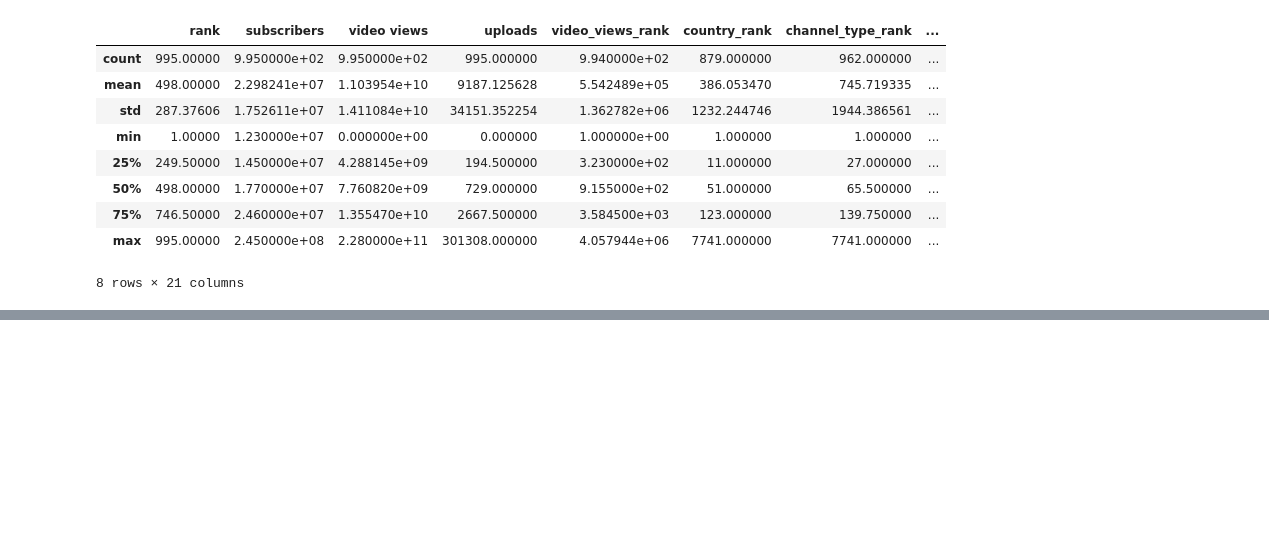
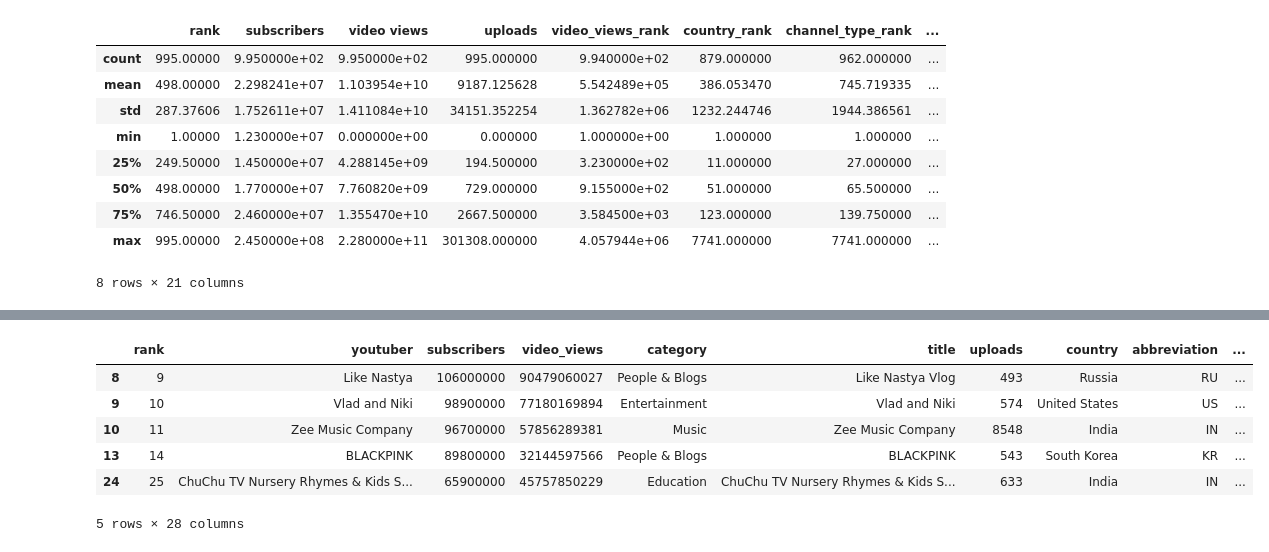
Before and after one commit to deepak7056/python_dataset, a Jupyter notebook: dataset2.ipynb, the cells around one changed output, grey strips where cells are left out. Saved outputs shown, nothing was run; the diff lists cells and outputs as text; code cells hidden in the pictures; blank space fills up the shorter version.

```diff
--- a/dataset2.ipynb
+++ b/dataset2.ipynb
@@ -48,0 +66,6 @@ data.describe()
+# %%
+import datetime as dt
+current_year = dt.datetime.now().year
+ten_years_ago = current_year - 10
+data = data[data['created_year'] >= ten_years_ago]
+print(data[['created_year']].head(10))
@@ -48,0 +84,9 @@ data.describe()
+# %%
+data.columns = data.columns.str.lower()
+data.columns = data.columns.str.replace(' ','_')
+data['video_views'] = data['video_views'].apply(lambda x: '{:.0f}'.format(float(x)))
+data = data.rename(columns={'gross_tertiary_education_enrollment_(%)': 'education_enrollment'})
+data['video_views'] = pd.to_numeric(data['video_views'], errors='coerce')
+data.dropna(inplace=True)
+print(data.head())
+data.columns
@@ -48,0 +121,26 @@ data.describe()
+# %%
+data['created_year'] = data['created_year'].astype(int)
+month_mapping = {
+    'Jan': 1,
+    'Feb': 2,
+    'Mar': 3,
+    'Apr': 4,
+    'May': 5,
+    'Jun': 6,
+    'Jul': 7,
+    'Aug': 8,
+    'Sep': 9,
+    'Oct': 10,
+    'Nov': 11,
+    'Dec': 12
+}
+data['created_month'] = data['created_month'].map(month_mapping)
+data.head()
+# %% [output]
+|  | rank | youtuber | subscribers | video_views | category | title | uploads | country | abbreviation | ... |
+| 8 | 9 | Like Nastya | 106000000 | 90479060027 | People & Blogs | Like Nastya Vlog | 493 | Russia | RU | ... |
+| 9 | 10 | Vlad and Niki | 98900000 | 77180169894 | Entertainment | Vlad and Niki | 574 | United States | US | ... |
+| 10 | 11 | Zee Music Company | 96700000 | 57856289381 | Music | Zee Music Company | 8548 | India | IN | ... |
+| 13 | 14 | BLACKPINK | 89800000 | 32144597566 | People & Blogs | BLACKPINK | 543 | South Korea | KR | ... |
+| 24 | 25 | ChuChu TV Nursery Rhymes & Kids S... | 65900000 | 45757850229 | Education | ChuChu TV Nursery Rhymes & Kids S... | 633 | India | IN | ... |
+5 rows × 28 columns
```
Also changed, not shown: parts of 6 cells of this notebook.
